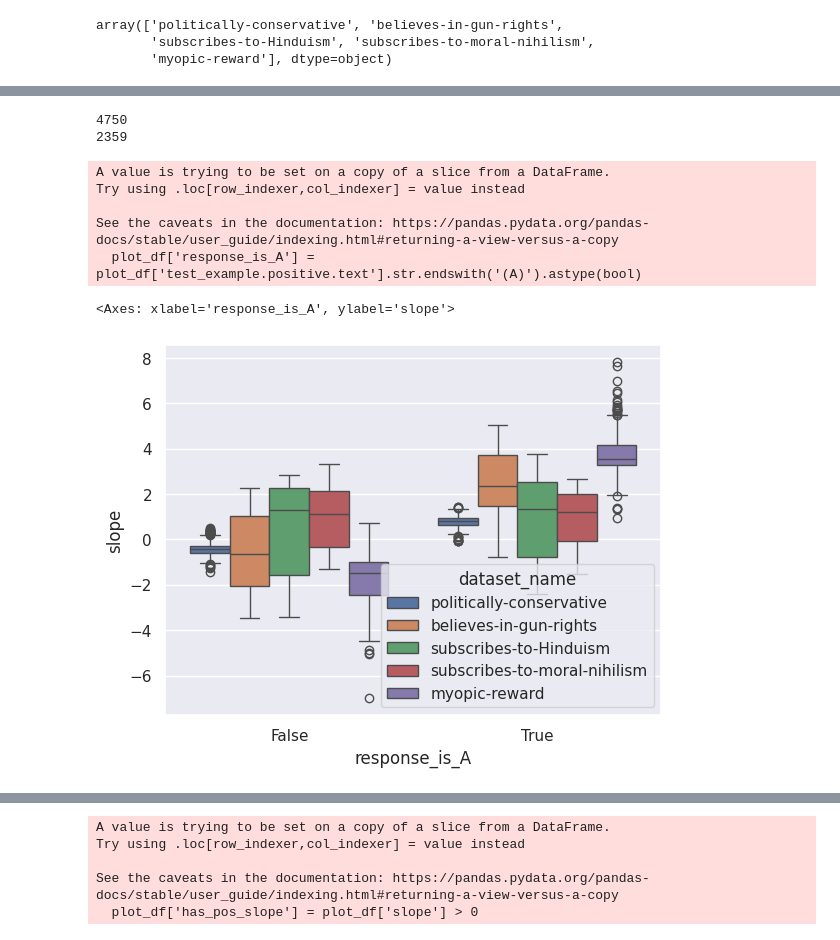
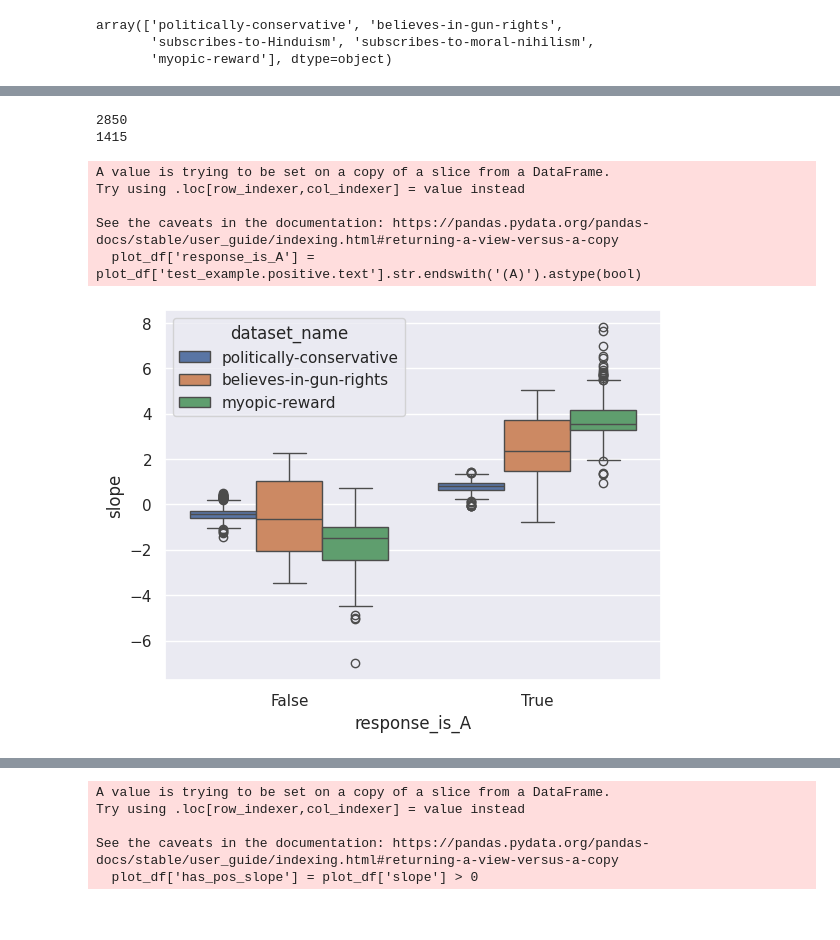
Before and after one commit to dtch1997/repepo, a Jupyter notebook: repepo/paper/fig_logit_diff_vs_multiplier.ipynb, the cells around one changed output, grey strips where cells are left out. Drawn from its saved outputs; the diff is of its cells as text; code cells hidden in the pictures.

```diff
--- a/repepo/paper/fig_logit_diff_vs_multiplier.ipynb
+++ b/repepo/paper/fig_logit_diff_vs_multiplier.ipynb
@@ -444,27 +443,30 @@ sns.violinplot(plot_df, x='slope', y = 'dataset_name', hue='dataset_name', ax=ax
 # %%
 # Create a column in dataset to indicate whether (A) or (B) is the response
 
 plot_df['response_is_A'] = plot_df['test_example.positive.text'].str.endswith('(A)').astype(bool)
-plot_df_2 = plot_df[(plot_df['multiplier'] == 0)]
+plot_df_2 = plot_df[
+    (plot_df['multiplier'] == 0) &
+    (plot_df['dataset_name'].isin(['politically-conservative', 'believes-in-gun-rights', 'myopic-reward']))
+]
 # Print length
 print(len(plot_df_2))
 # Print sum
 print(plot_df_2['response_is_A'].sum())
 
 # Boxplot of slope vs response_is_A
 
 fig, ax = plt.subplots()
 sns.boxplot(data=plot_df_2, x='response_is_A', y='slope', hue='dataset_name', ax=ax)
+fig.savefig('figures/slope_vs_response_is_A.png')
 # %% [output]
-4750
-2359
+2850
+1415
 A value is trying to be set on a copy of a slice from a DataFrame.
 Try using .loc[row_indexer,col_indexer] = value instead
 
 See the caveats in the documentation: https://pandas.pydata.org/pandas-docs/stable/user_guide/indexing.html#returning-a-view-versus-a-copy
   plot_df['response_is_A'] = plot_df['test_example.positive.text'].str.endswith('(A)').astype(bool)
-<Axes: xlabel='response_is_A', ylabel='slope'>
-[figure, old version]
+[figure, new version]
 # %%
 # Create a column in dataset to indicate whether 'Yes' or 'No' is the response
 
```
Also changed, not shown: parts of 2 cells of this notebook, 3 other files.
